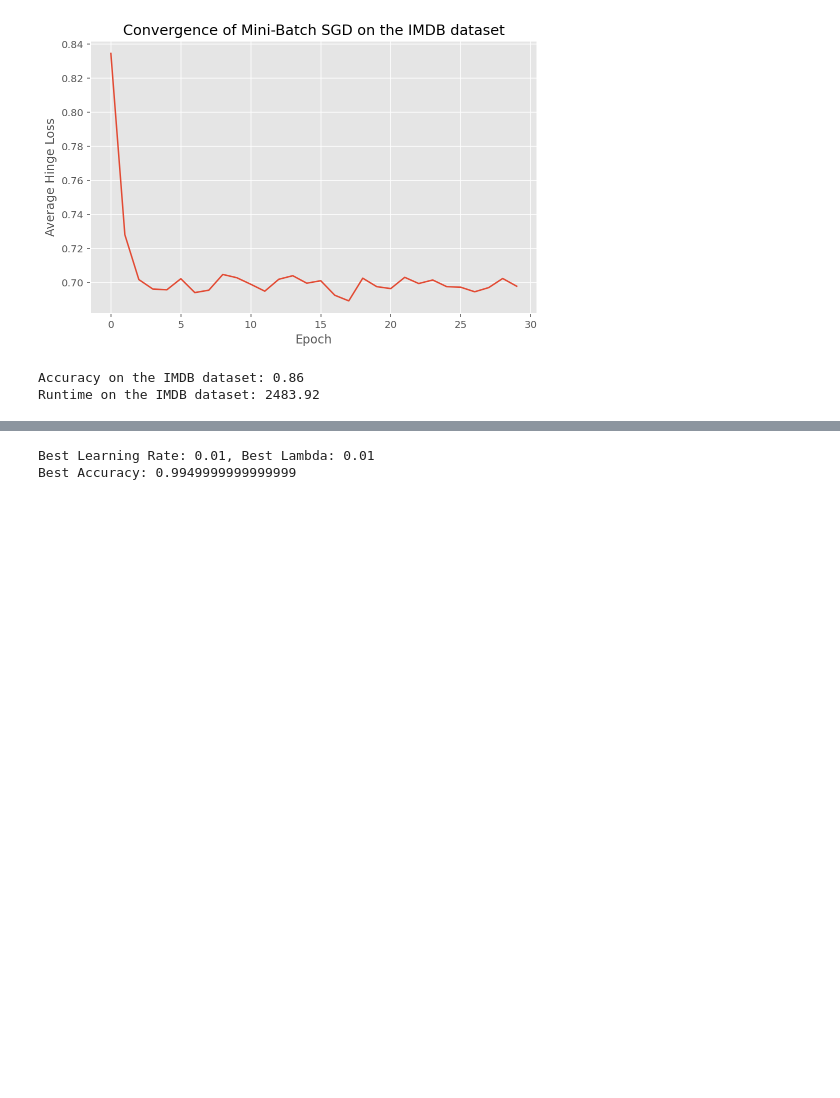
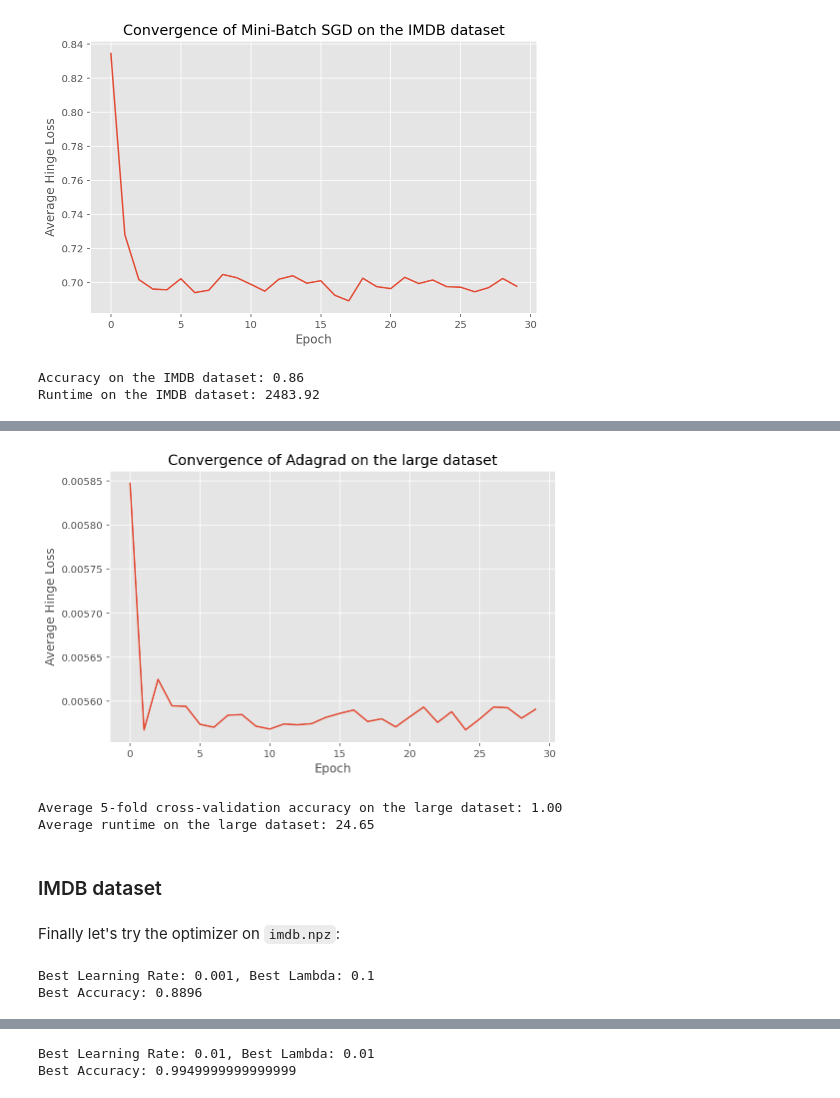
Before and after one commit to linglingec/large-scale-svm, a Jupyter notebook: test.ipynb, the cells around one changed output, grey strips where cells are left out. Drawn from its saved outputs; the diff is of its cells as text; code cells hidden in the pictures; blank space fills up the shorter version.

```diff
--- a/test.ipynb
+++ b/test.ipynb
@@ -177,0 +248,51 @@ Runtime on the IMDB dataset: 2483.92
+# %%
+optimizer = Adagrad(learning_rate=best_params[0])
+model = LinearSVM(lambda_=best_params[1])
+# %%
+average_accuracy, average_runtime, all_loss_histories = cross_val_score(X_large_scaled, y_large, model, optimizer, n_epochs, batch_size)
+
+# Plotting average convergence across folds
+average_loss_history = np.mean(all_loss_histories, axis=0)
+plt.plot(average_loss_history)
+plt.title('Convergence of Adagrad on the large dataset')
+plt.xlabel('Epoch')
+plt.ylabel('Average Hinge Loss')
+plt.show()
+
+print(f"Average 5-fold cross-validation accuracy on the large dataset: {average_accuracy:.2f}")
+print(f"Average runtime on the large dataset: {average_runtime:.2f}")
+# %% [output]
+[figure, added]
+Average 5-fold cross-validation accuracy on the large dataset: 1.00
+Average runtime on the large dataset: 24.65
+# %% [markdown]
+### IMDB dataset
+# %% [markdown]
+Finally let's try the optimizer on `imdb.npz`:
+# %%
+# Parameters to test
+learning_rates = [0.001, 0.01]
+lambdas = [0.01, 0.1]
+n_epochs = 30
+batch_size = 10
+
+best_accuracy = 0
+best_params = None
+
+for lr in learning_rates:
+    for lambda_ in lambdas:
+        model = LinearSVM(lambda_=lambda_)
+        optimizer = Adagrad(learning_rate=lr)
+
+        model.fit(X_train_imdb, y_train_imdb, optimizer, n_epochs, batch_size)
+        y_pred = model.predict(X_val_imdb)
+        accuracy = accuracy_score(y_val_imdb, y_pred)
+        if accuracy > best_accuracy:
+            best_accuracy = accuracy
+            best_params = (lr, lambda_)
+
+print(f"Best Learning Rate: {best_params[0]}, Best Lambda: {best_params[1]}")
+print(f"Best Accuracy: {best_accuracy}")
+# %% [output]
+Best Learning Rate: 0.001, Best Lambda: 0.1
+Best Accuracy: 0.8896
```
Also changed, not shown: parts of 35 cells of this notebook.
